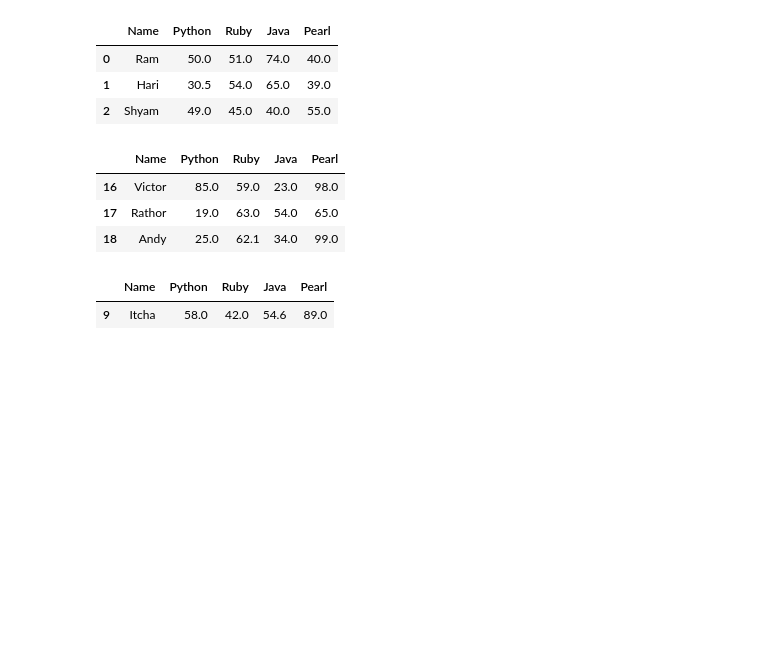
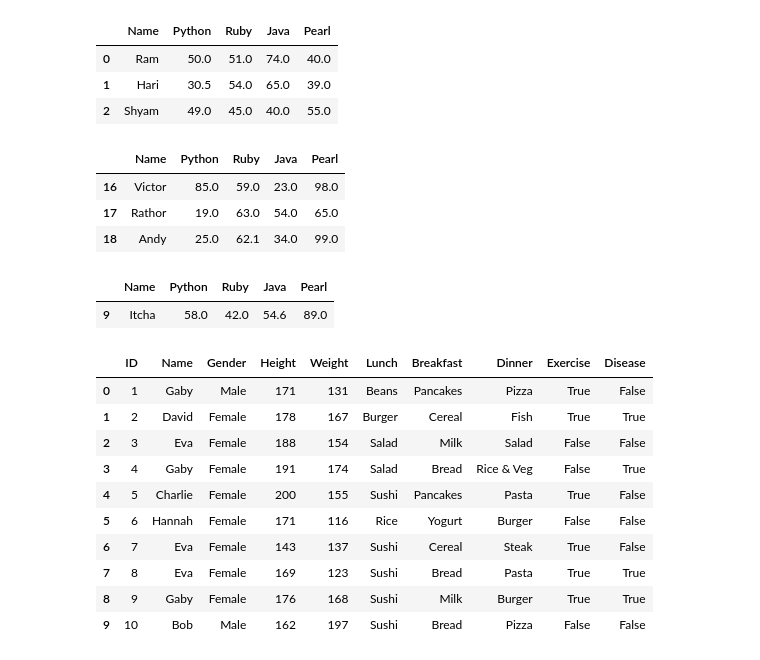
Before and after one commit to prabuddhayogi/ai-with-python, a Jupyter notebook: pandas.ipynb, the cells around one changed output. Drawn from its saved outputs; the diff is of its cells as text; code cells hidden in the pictures; blank space fills up the shorter version.

```diff
--- a/pandas.ipynb
+++ b/pandas.ipynb
@@ -31,0 +77,14 @@ df2.to_csv("/content/drive/MyDrive/AI-python/lecture8/new_csv.csv")
+# %%
+df.head(10)
+# %% [output]
+|  | ID | Name | Gender | Height | Weight | Lunch | Breakfast | Dinner | Exercise | Disease |
+| 0 | 1 | Gaby | Male | 171 | 131 | Beans | Pancakes | Pizza | True | False |
+| 1 | 2 | David | Female | 178 | 167 | Burger | Cereal | Fish | True | True |
+| 2 | 3 | Eva | Female | 188 | 154 | Salad | Milk | Salad | False | False |
+| 3 | 4 | Gaby | Female | 191 | 174 | Salad | Bread | Rice & Veg | False | True |
+| 4 | 5 | Charlie | Female | 200 | 155 | Sushi | Pancakes | Pasta | True | False |
+| 5 | 6 | Hannah | Female | 171 | 116 | Rice | Yogurt | Burger | False | False |
+| 6 | 7 | Eva | Female | 143 | 137 | Sushi | Cereal | Steak | True | False |
+| 7 | 8 | Eva | Female | 169 | 123 | Sushi | Bread | Pasta | True | True |
+| 8 | 9 | Gaby | Female | 176 | 168 | Sushi | Milk | Burger | True | True |
+| 9 | 10 | Bob | Male | 162 | 197 | Sushi | Bread | Pizza | False | False |
```
Also changed, not shown: parts of 3 cells of this notebook.
